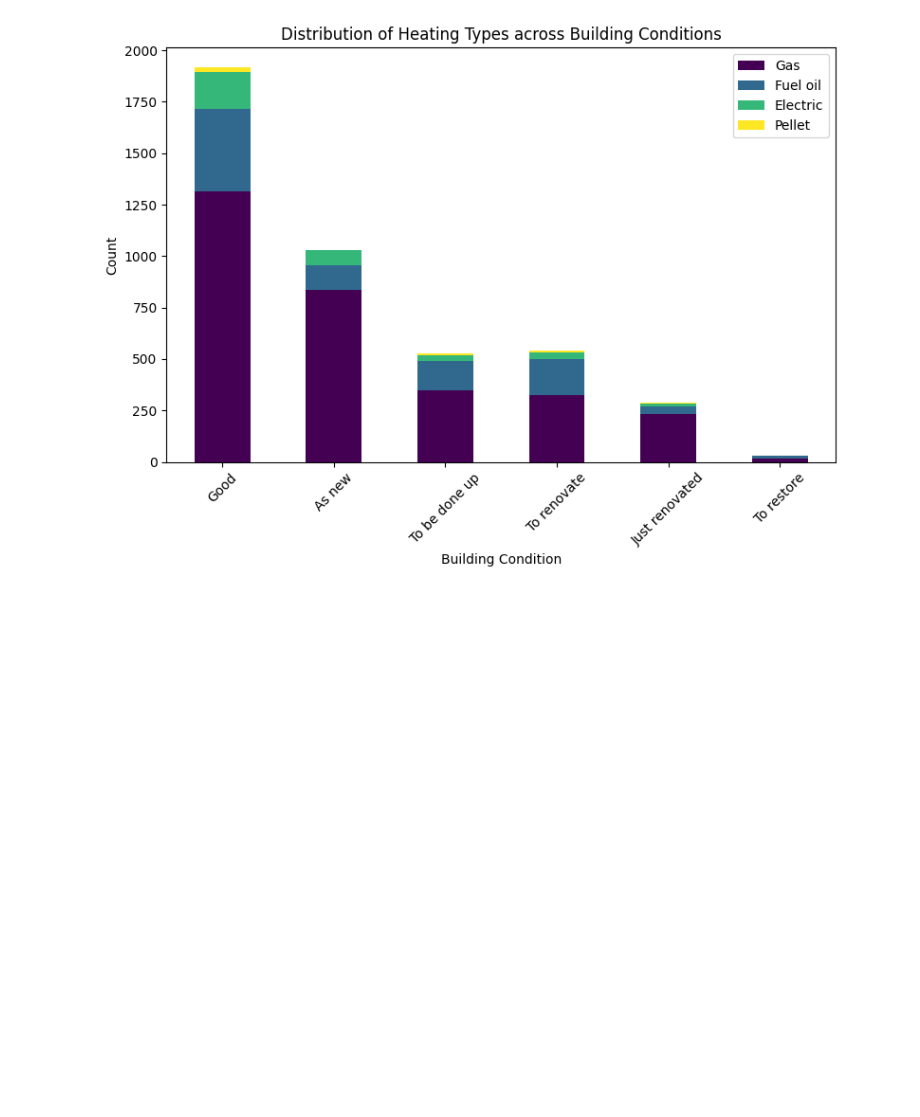
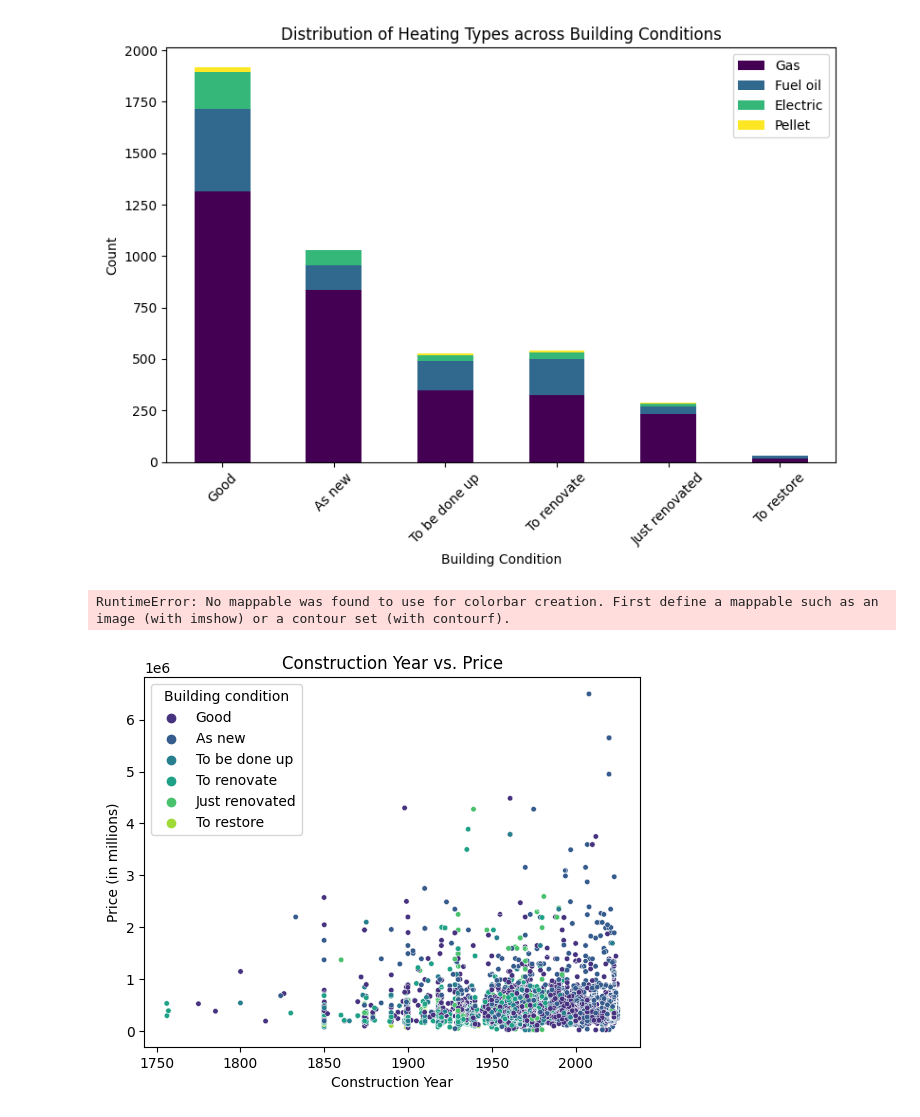
Before and after one commit to JonathanRabbi/Data_Analysis_Immo, a Jupyter notebook: Clean_Dataframe.ipynb, the cells around one changed output. Drawn from its saved outputs; the diff is of its cells as text; code cells hidden in the pictures; blank space fills up the shorter version.

```diff
--- a/Clean_Dataframe.ipynb
+++ b/Clean_Dataframe.ipynb
@@ -446,0 +421,29 @@ plt.show()
+# %%
+filtered_Construction_df = df[df['Construction year'] != 0]
+filtered_Condition_df = df[df['Building condition'] != 0]
+
+
+years = filtered_Construction_df['Construction year']
+prices = df['Price']
+categories = filtered_Condition_df['Building condition']
+
+
+size = np.random.uniform(low=-0.1, high=0.1, size=len(years))
+size_years = years + size
+
+energy_order = ['Good', 'As new', 'To be done up', 'To renovate', 'Just renovated', 'To restore']
+
+sns.scatterplot(x=size_years, y=prices, hue=categories, palette='viridis', s=15, hue_order=energy_order)
+
+
+plt.xlabel('Construction Year')
+plt.ylabel('Price (in millions)')
+plt.title('Construction Year vs. Price')
+
+plt.colorbar(label='Building condition')
+
+# Display the plot
+plt.show()
+# %% [output]
+RuntimeError: No mappable was found to use for colorbar creation. First define a mappable such as an image (with imshow) or a contour set (with contourf).
+[figure, added]
```
Also changed, not shown: parts of 3 cells of this notebook, 1 other file.
